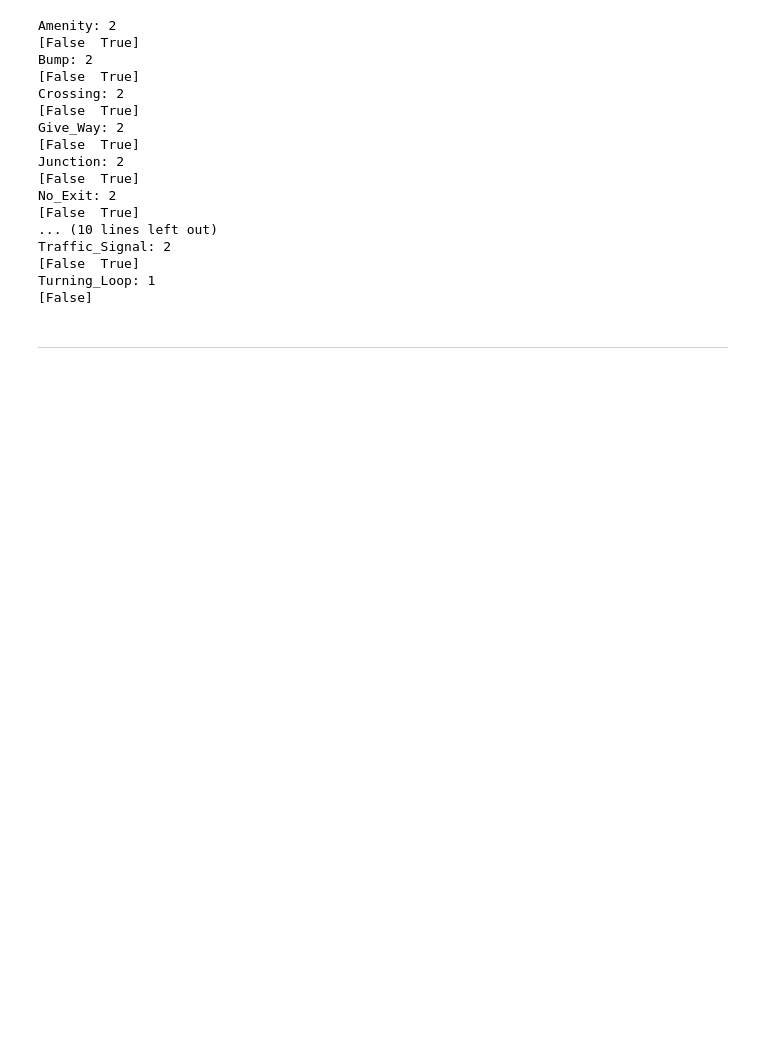
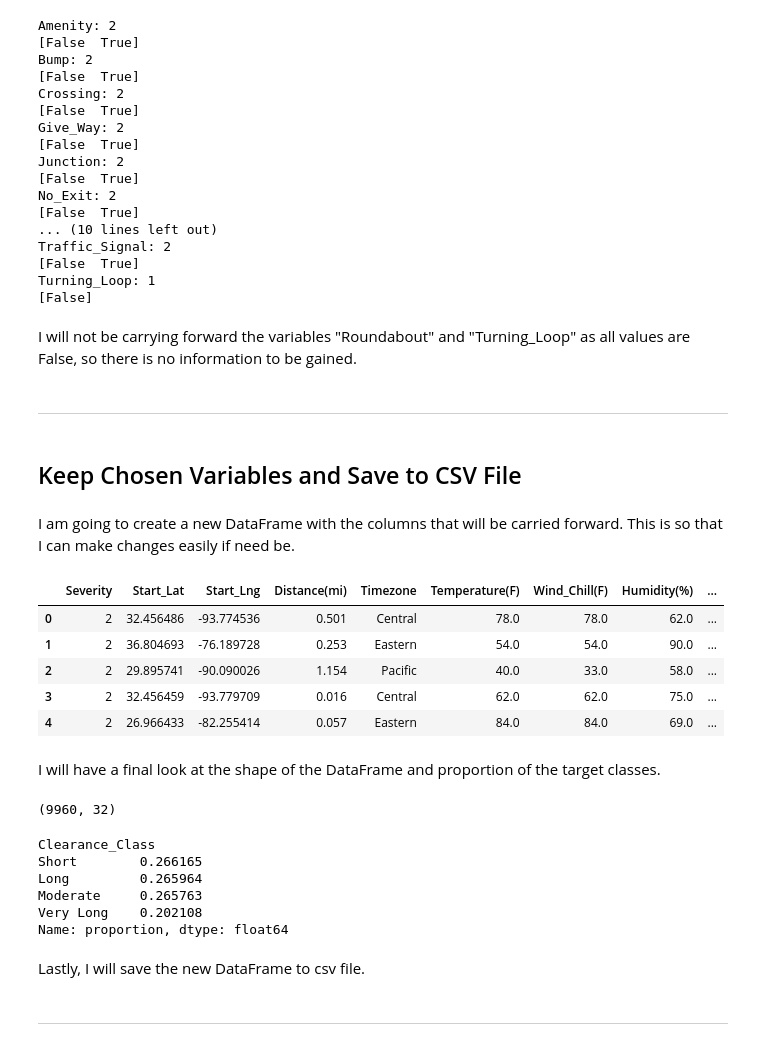
Before and after one commit to Sonya-J00/US_Accidents_ML_Project, a Jupyter notebook: jupyter_notebooks/Feature_Engineering.ipynb, the cells around one changed output. Drawn from its saved outputs; the diff is of its cells as text; code cells hidden in the pictures; blank space fills up the shorter version.

```diff
--- a/jupyter_notebooks/Feature_Engineering.ipynb
+++ b/jupyter_notebooks/Feature_Engineering.ipynb
@@ -801,3 +861,73 @@ Traffic_Signal: 2
 [False  True]
 Turning_Loop: 1
 [False]
+# %% [markdown]
+I will not be carrying forward the variables "Roundabout" and "Turning_Loop" as all values are False, so there is no information to be gained.
+# %% [markdown]
+---
+# %% [markdown]
+## Keep Chosen Variables and Save to CSV File
+# %% [markdown]
+I am going to create a new DataFrame with the columns that will be carried forward. This is so that I can make changes easily if need be.
+# %%
+keep_col = [
+    "Severity",
+    "Start_Lat",
+    "Start_Lng",
+    "Distance(mi)",
+    "Timezone",
+    "Temperature(F)",
+    "Wind_Chill(F)",
+    "Humidity(%)",
+    "Pressure(in)",
+    "Visibility(mi)",
+    "Wind_Direction",
+    "Wind_Speed(mph)",
+    "Precipitation(in)",
+    "Amenity",
+    "Bump",
+    "Crossing",
+    "Give_Way",
+    "Junction",
+    "No_Exit",
+    "Railway",
+    "Station",
+    "Stop",
+    "Traffic_Calming",
+    "Traffic_Signal",
+    "Sunrise_Sunset",
+    "Clearance_Time(hr)",
+    "Clearance_Class",
+    "Weather_Simplified",
+    "State_Other",
+    "Population",
+    "County_Other",
+    "Month"
+]
+
+df_keep = df[keep_col]
+df_keep.head()
+# %% [output]
+|  | Severity | Start_Lat | Start_Lng | Distance(mi) | Timezone | Temperature(F) | Wind_Chill(F) | Humidity(%) | ... |
+| 0 | 2 | 32.456486 | -93.774536 | 0.501 | Central | 78.0 | 78.0 | 62.0 | ... |
+| 1 | 2 | 36.804693 | -76.189728 | 0.253 | Eastern | 54.0 | 54.0 | 90.0 | ... |
+| 2 | 2 | 29.895741 | -90.090026 | 1.154 | Pacific | 40.0 | 33.0 | 58.0 | ... |
+| 3 | 2 | 32.456459 | -93.779709 | 0.016 | Central | 62.0 | 62.0 | 75.0 | ... |
+| 4 | 2 | 26.966433 | -82.255414 | 0.057 | Eastern | 84.0 | 84.0 | 69.0 | ... |
+# %% [markdown]
+I will have a final look at the shape of the DataFrame and proportion of the target classes.
+# %%
+df_keep.shape
+# %% [output]
+(9960, 32)
+# %%
+df_keep["Clearance_Class"].value_counts(normalize=True)
+# %% [output]
+Clearance_Class
+Short        0.266165
+Long         0.265964
+Moderate     0.265763
+Very Long    0.202108
+Name: proportion, dtype: float64
+# %% [markdown]
+Lastly, I will save the new DataFrame to csv file.
```
Also changed, not shown: parts of 29 cells of this notebook, 1 other file.
